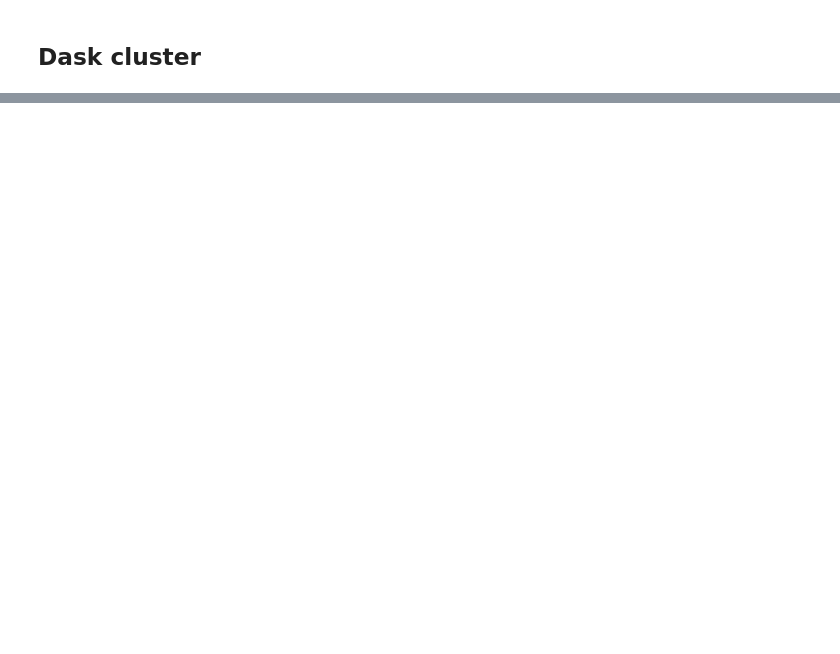
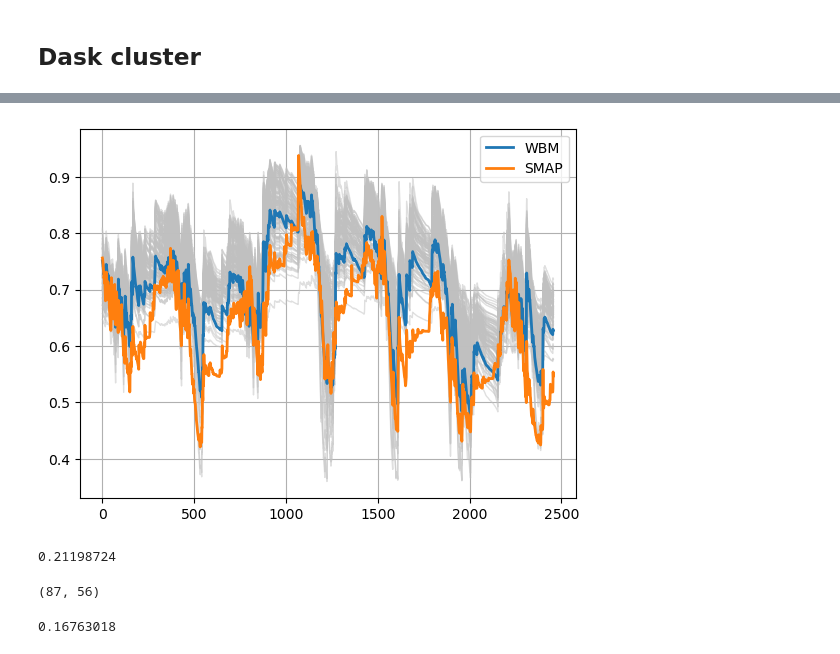
Before and after one commit to david0811/lafferty-etal-2024-tbd, a Jupyter notebook: code/99_WBM_precalibration.ipynb, the cells around one changed output, grey strips where cells are left out. Cells and saved outputs as stored; diff of their text form; code cells hidden in the pictures; blank space fills up the shorter version.

```diff
--- a/code/99_WBM_precalibration.ipynb
+++ b/code/99_WBM_precalibration.ipynb
@@ -385,0 +397,3 @@ plt.imshow(out[:,:,100])
+# %%
+project_dir = '/storage/group/pches/default/users/dcl5300/wbm_soilM_crop_uc_lafferty-etal-2024-tbd_DATA'
+store_dir = '/storage/group/pches/default/users/dcl5300/wbm_soilM_crop_uc_lafferty-etal-2024-tbd_DATA/WBM/precalibration/centralUS/out/'
@@ -385,0 +611,38 @@ plt.imshow(out[:,:,100])
+# %%
+# Read obs and best
+smap_obs = np.load(f'{project_dir}/WBM/precalibration/centralUS/smap_obs.npy')
+best_sim = np.load(f'{store_dir}/{str(i_best)}.npy')
+# %%
+fig, ax = plt.subplots()
+
+ix,iy=100,50
+
+for iparam in i_top:
+    # Load
+    tmp_sim = np.load(f'{store_dir}/{str(iparam)}.npy')
+    # Plot
+    ax.plot(tmp_sim[ix,iy,100:], lw=1, color='silver', alpha=0.5, label=None)
+
+ax.plot(best_sim[ix,iy,100:], label='WBM', lw=2)
+ax.plot(smap_obs[ix,iy,100:], label='SMAP', lw=2)
+
+ax.grid()
+ax.legend()
+
+plt.show()
+# %% [output]
+[figure, added]
+# %%
+np.nanmax(np.flipud(np.transpose(np.nanmean((best_sim[:,:,100:] - smap_obs[:,:,100:])**2, axis=2))))
+# %% [output]
+0.21198724
+# %%
+mse_spatial = np.nanmean((best_sim[:,:,100:] - smap_obs[:,:,100:])**2, axis=2)
+np.unravel_index(np.nanargmin(mse_spatial, axis=None), mse_spatial.shape)
+# %% [output]
+(87, 56)
+# %%
+ix,iy=106,66
+np.nanmean((best_sim[ix,iy,100:] - smap_obs[ix,iy,100:])**2)
+# %% [output]
+0.16763018
```
Also changed, not shown: parts of 44 cells of this notebook, 2 other files.
